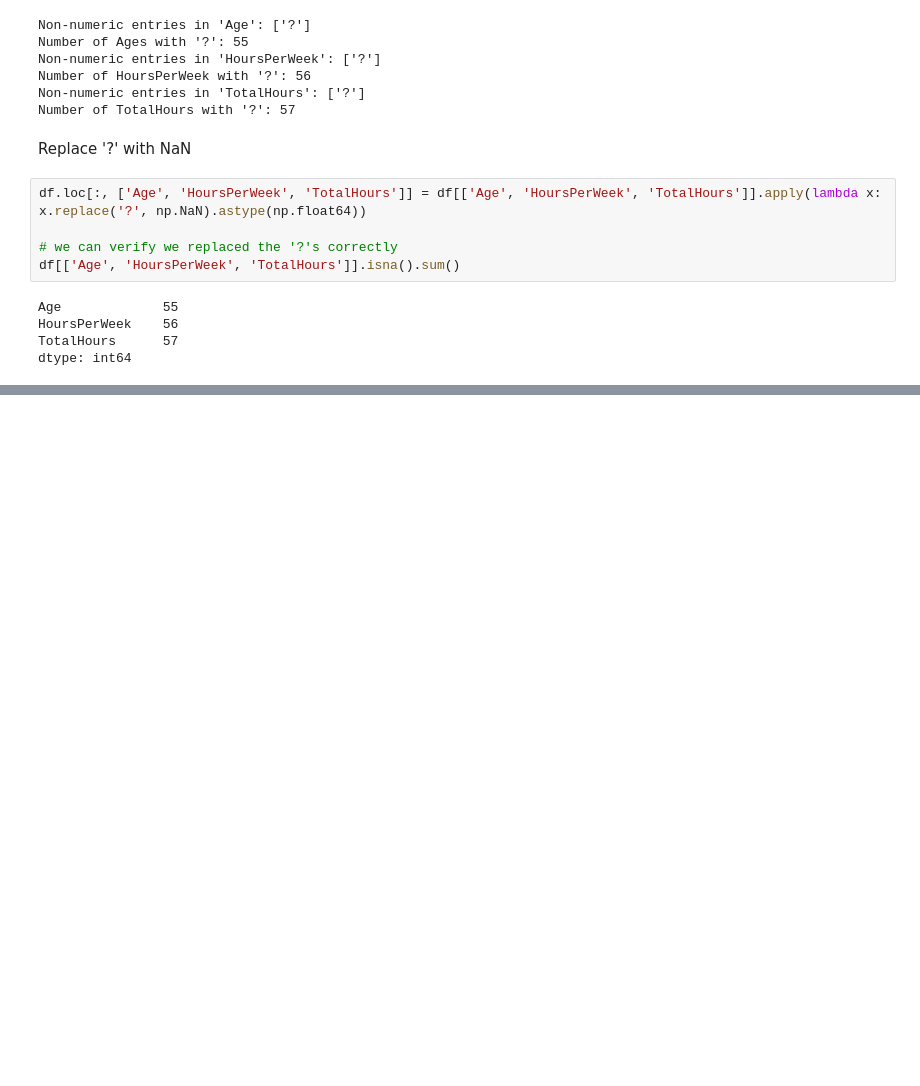
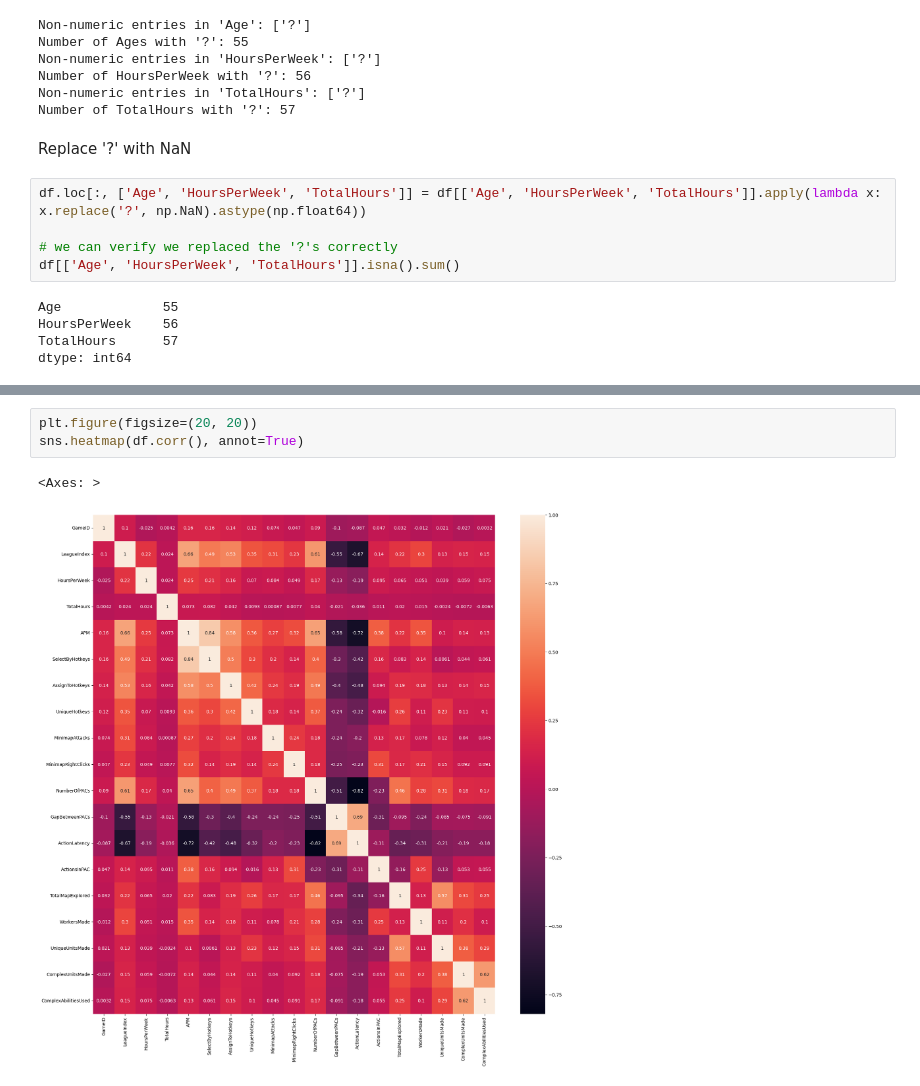
Before and after one commit to Ethan-Shapiro/EG-Starcraft-II-Project, a Jupyter notebook: notebook.ipynb, the cells around one changed output, grey strips where cells are left out. Drawn from its saved outputs; the diff is of its cells as text; blank space fills up the shorter version.

```diff
--- a/notebook.ipynb
+++ b/notebook.ipynb
@@ -264,0 +275,6 @@ Name: count, dtype: int64
+# %%
+plt.figure(figsize=(20, 20))
+sns.heatmap(df.corr(), annot=True)
+# %% [output]
+<Axes: >
+[figure, added]
```
Also changed, not shown: parts of 34 cells of this notebook, 1 other file.
